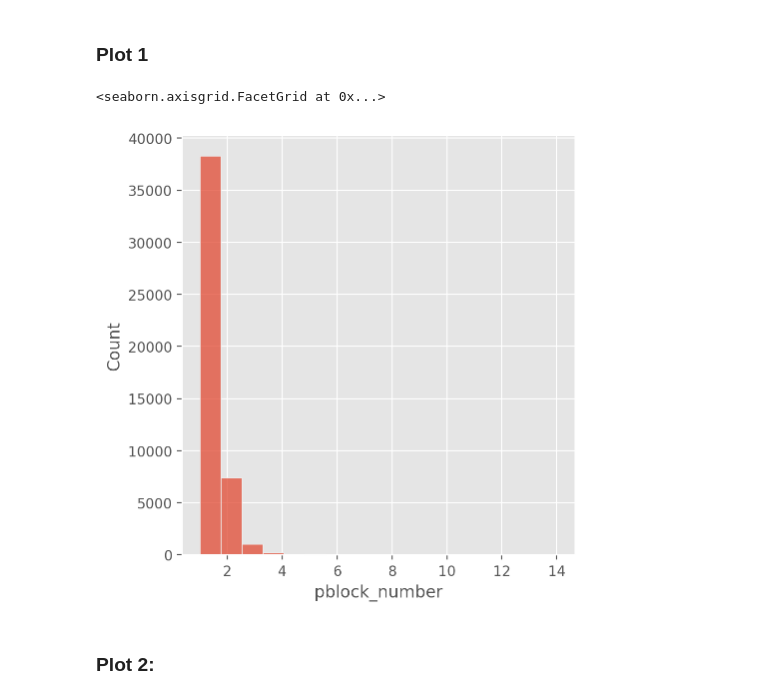
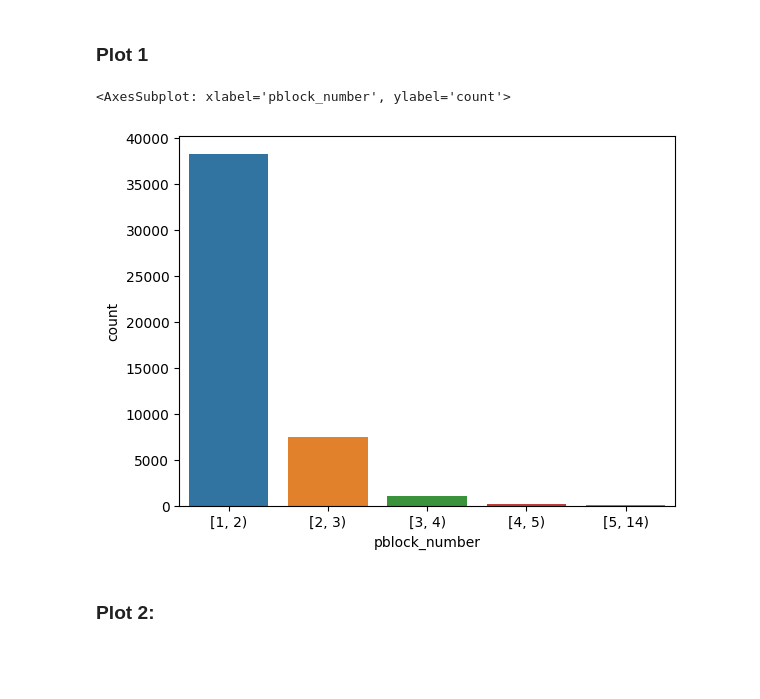
Before and after one commit to sheynkman-lab/biosurfer_analysis, a Jupyter notebook: scripts/genome_wide_summary.ipynb, the cells around one changed output. Saved outputs shown, nothing was run; the diff lists cells and outputs as text; code cells hidden in the pictures; blank space fills up the shorter version.

```diff
--- a/scripts/genome_wide_summary.ipynb
+++ b/scripts/genome_wide_summary.ipynb
@@ -30,13 +29,13 @@ len(unique_isoform_pair)
 47048
 # %% [markdown]
 ### Plot 1
-# %%
-pblocks_table = pd.read_csv('pblocks.tsv', sep='\t')
-pblock_per_isoform=pblocks_table.groupby(['anchor', 'other']).pblock_number.agg(('count'))
-sns.displot(data=pblock_per_isoform, x= pblock_per_isoform)
-# %% [output]
-<seaborn.axisgrid.FacetGrid at 0x...>
-[figure, removed]
+# %%
+q = 0.99
+pblock_per_isoform = pblocks_table.groupby(['anchor', 'other']).pblock_number.agg(('count'))
+sns.countplot(x=pd.cut(pblock_per_isoform, bins=[1, 2, 3, 4, 5, 14], right=False))
+# %% [output]
+<AxesSubplot: xlabel='pblock_number', ylabel='count'>
+[figure, added]
 # %% [markdown]
 ### Plot 2:
 # %%
```
Also changed, not shown: parts of 30 cells of this notebook.
